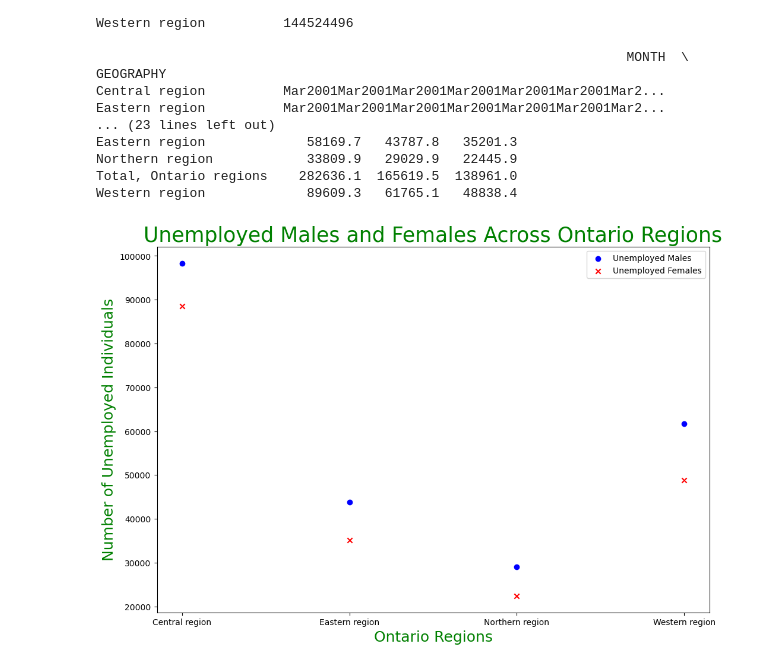
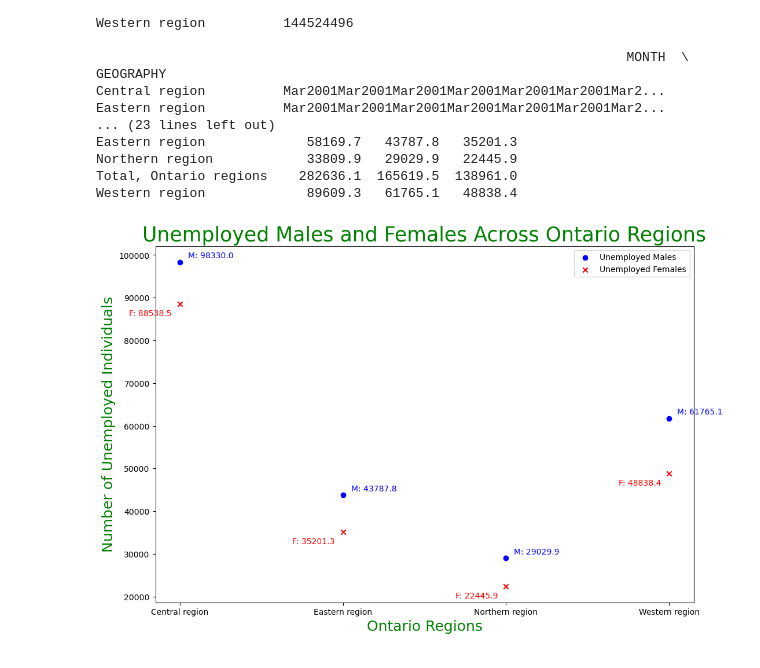
Before and after one commit to Navneettc/visualization, a Jupyter notebook: 02_activities/assignments/Assignment4-CodeandPlot.ipynb, the cells around one changed output. Drawn from its saved outputs; the diff is of its cells as text; code cells hidden in the pictures.

```diff
--- a/02_activities/assignments/Assignment4-CodeandPlot.ipynb
+++ b/02_activities/assignments/Assignment4-CodeandPlot.ipynb
@@ -64,31 +68,40 @@ df = {
 # %%
 import pandas as pd
 import matplotlib.pyplot as plt
 
 # Loading data set to only
 data = {
     'GEOGRAPHY': ['Central region', 'Eastern region', 'Northern region', 'Western region'],
     'Male': [98330.0, 43787.8, 29029.9, 61765.1],
     'Female': [88538.5, 35201.3, 22445.9, 48838.4]
 }
 
 df = pd.DataFrame(data)
 
 plt.figure(figsize=(12, 8))
 
 # Plotting Male unemployment numbers
 plt.scatter(df['GEOGRAPHY'], df['Male'], color='blue', label='Unemployed Males', marker='o')
 
 # Plotting Female unemployment numbers
 plt.scatter(df['GEOGRAPHY'], df['Female'], color='red', label='Unemployed Females', marker='x')
 
 # Adding labels and title
 plt.xlabel('Ontario Regions', fontsize = 18, color = 'Green' )
 plt.ylabel('Number of Unemployed Individuals', fontsize = 18, color = 'Green' )
 plt.title('Unemployed Males and Females Across Ontario Regions',fontsize = 25, color = 'Green')
 
+for i, row in df.iterrows():
+    # Annotate male data
+    plt.annotate(f'M: {row["Male"]}', (row['GEOGRAPHY'], row['Male']),
+                 textcoords="offset points", xytext=(10, 5), ha='left', color='blue')
+
+    # Annotate female data
+    plt.annotate(f'F: {row["Female"]}', (row['GEOGRAPHY'], row['Female']),
+                 textcoords="offset points", xytext=(-10, -15), ha='right', color='red')
+
 plt.legend()
 
 plt.show()
 # %% [output]
-[figure, old version]
+[figure, new version]
```
Also changed, not shown: parts of 2 cells of this notebook, 5 other files.
